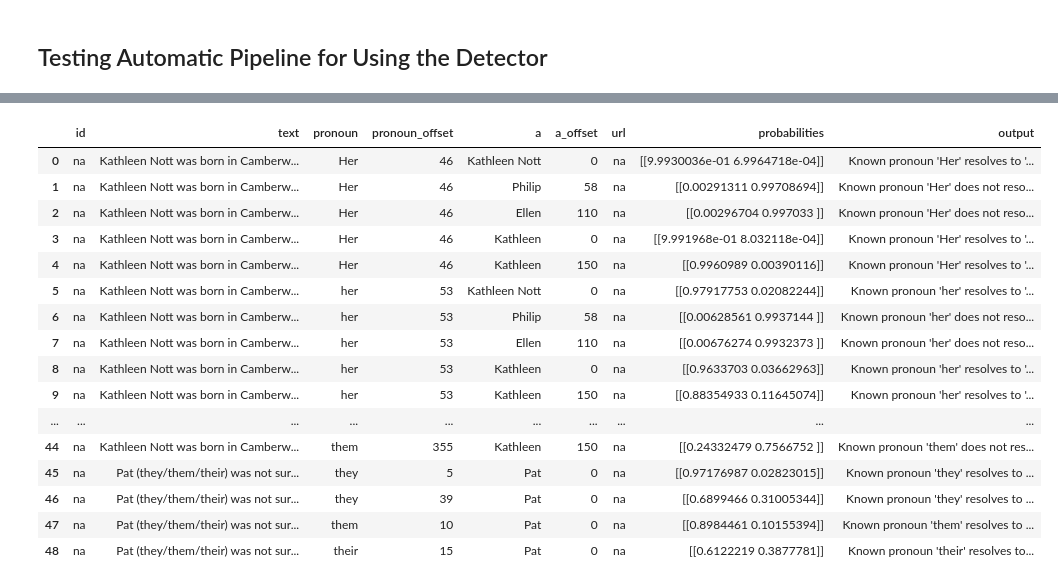
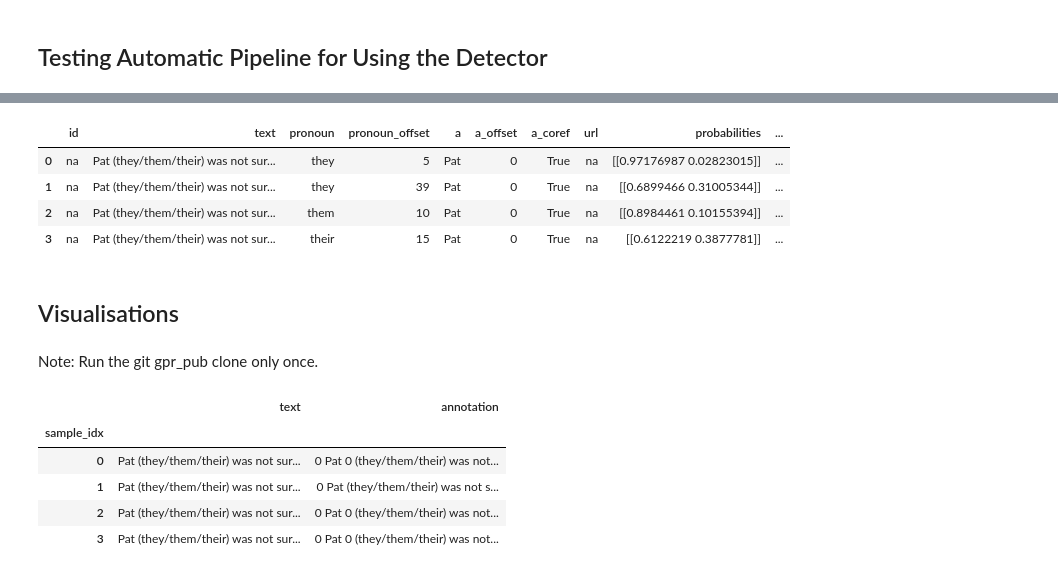
Before and after one commit to lamoghaighoroje/gap, a Jupyter notebook: demo-singular-notebook.ipynb, the cells around one changed output, grey strips where cells are left out. Drawn from its saved outputs; the diff is of its cells as text; code cells hidden in the pictures.

```diff
--- a/demo-singular-notebook.ipynb
+++ b/demo-singular-notebook.ipynb
@@ -423,0 +406,2 @@ Known pronoun 'Her' resolves 'False' to 'Philip' with a probability of '0.997086
+# %%
+filename_wr = f'{exp_dir}/df_output_seed_42_fold1.csv'
@@ -424,20 +410,14 @@ Known pronoun 'Her' resolves 'False' to 'Philip' with a probability of '0.997086
 # %%
-pd.read_csv("results/probert/df_output.csv")
+eval_data_plot = pd.read_csv(filename_wr)
+with pd.option_context('display.max_rows', 10):
+    display(eval_data_plot)
 # %% [output]
-|  | id | text | pronoun | pronoun_offset | a | a_offset | url | probabilities | output |
-| 0 | na | Kathleen Nott was born in Camberw... | Her | 46 | Kathleen Nott | 0 | na | [[9.9930036e-01 6.9964718e-04]] | Known pronoun 'Her' resolves to '... |
-| 1 | na | Kathleen Nott was born in Camberw... | Her | 46 | Philip | 58 | na | [[0.00291311 0.99708694]] | Known pronoun 'Her' does not reso... |
-| 2 | na | Kathleen Nott was born in Camberw... | Her | 46 | Ellen | 110 | na | [[0.00296704 0.997033 ]] | Known pronoun 'Her' does not reso... |
-| 3 | na | Kathleen Nott was born in Camberw... | Her | 46 | Kathleen | 0 | na | [[9.991968e-01 8.032118e-04]] | Known pronoun 'Her' resolves to '... |
-| 4 | na | Kathleen Nott was born in Camberw... | Her | 46 | Kathleen | 150 | na | [[0.9960989 0.00390116]] | Known pronoun 'Her' resolves to '... |
-| 5 | na | Kathleen Nott was born in Camberw... | her | 53 | Kathleen Nott | 0 | na | [[0.97917753 0.02082244]] | Known pronoun 'her' resolves to '... |
-| 6 | na | Kathleen Nott was born in Camberw... | her | 53 | Philip | 58 | na | [[0.00628561 0.9937144 ]] | Known pronoun 'her' does not reso... |
-| 7 | na | Kathleen Nott was born in Camberw... | her | 53 | Ellen | 110 | na | [[0.00676274 0.9932373 ]] | Known pronoun 'her' does not reso... |
-| 8 | na | Kathleen Nott was born in Camberw... | her | 53 | Kathleen | 0 | na | [[0.9633703 0.03662963]] | Known pronoun 'her' resolves to '... |
-| 9 | na | Kathleen Nott was born in Camberw... | her | 53 | Kathleen | 150 | na | [[0.88354933 0.11645074]] | Known pronoun 'her' resolves to '... |
-| ... | ... | ... | ... | ... | ... | ... | ... | ... | ... |
-| 44 | na | Kathleen Nott was born in Camberw... | them | 355 | Kathleen | 150 | na | [[0.24332479 0.7566752 ]] | Known pronoun 'them' does not res... |
-| 45 | na | Pat (they/them/their) was not sur... | they | 5 | Pat | 0 | na | [[0.97176987 0.02823015]] | Known pronoun 'they' resolves to ... |
-| 46 | na | Pat (they/them/their) was not sur... | they | 39 | Pat | 0 | na | [[0.6899466 0.31005344]] | Known pronoun 'they' resolves to ... |
-| 47 | na | Pat (they/them/their) was not sur... | them | 10 | Pat | 0 | na | [[0.8984461 0.10155394]] | Known pronoun 'them' resolves to ... |
-| 48 | na | Pat (they/them/their) was not sur... | their | 15 | Pat | 0 | na | [[0.6122219 0.3877781]] | Known pronoun 'their' resolves to... |
+|  | id | text | pronoun | pronoun_offset | a | a_offset | a_coref | url | probabilities | ... |
+| 0 | na | Pat (they/them/their) was not sur... | they | 5 | Pat | 0 | True | na | [[0.97176987 0.02823015]] | ... |
+| 1 | na | Pat (they/them/their) was not sur... | they | 39 | Pat | 0 | True | na | [[0.6899466 0.31005344]] | ... |
+| 2 | na | Pat (they/them/their) was not sur... | them | 10 | Pat | 0 | True | na | [[0.8984461 0.10155394]] | ... |
+| 3 | na | Pat (they/them/their) was not sur... | their | 15 | Pat | 0 | True | na | [[0.6122219 0.3877781]] | ... |
+# %% [markdown]
+## Visualisations
+# %% [markdown]
+Note: Run the git gpr_pub clone only once.
@@ -443,0 +457,22 @@ pd.read_csv("results/probert/df_output.csv")
+# %%
+# row = eval_data_plot.loc[len(eval_data_plot)-1]
+rows = []
+for idx, row in eval_data_plot.iterrows():
+    # Special rendering for labelled pronouns
+    # labels in 'a_coref'
+    tokens, clusters = labelled_pronoun(row)
+    html = to_html(tokens, clusters)
+    rows.append({'sample_idx': idx,
+                 'text': row.text,
+                 'annotation': html})
+
+df = pd.DataFrame(rows).groupby(['sample_idx']).agg(lambda x: x)
+s = df.style.set_properties(**{'text-align': 'left'})
+display(HTML(s.render(justify='left')))
+# %% [output]
+|  | text | annotation |
+| sample_idx |  |  |
+| 0 | Pat (they/them/their) was not sur... | 0 Pat 0 (they/them/their) was not... |
+| 1 | Pat (they/them/their) was not sur... | 0 Pat (they/them/their) was not s... |
+| 2 | Pat (they/them/their) was not sur... | 0 Pat 0 (they/them/their) was not... |
+| 3 | Pat (they/them/their) was not sur... | 0 Pat 0 (they/them/their) was not... |
```
Also changed, not shown: parts of 11 cells of this notebook, 10 other files.
